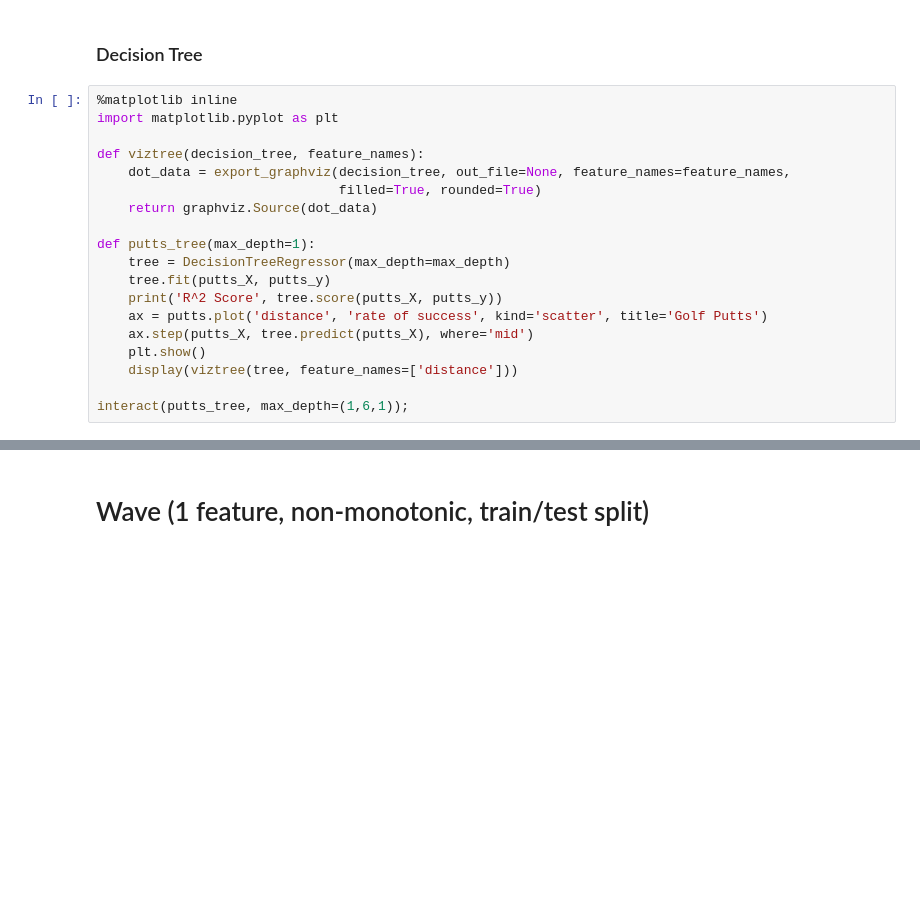
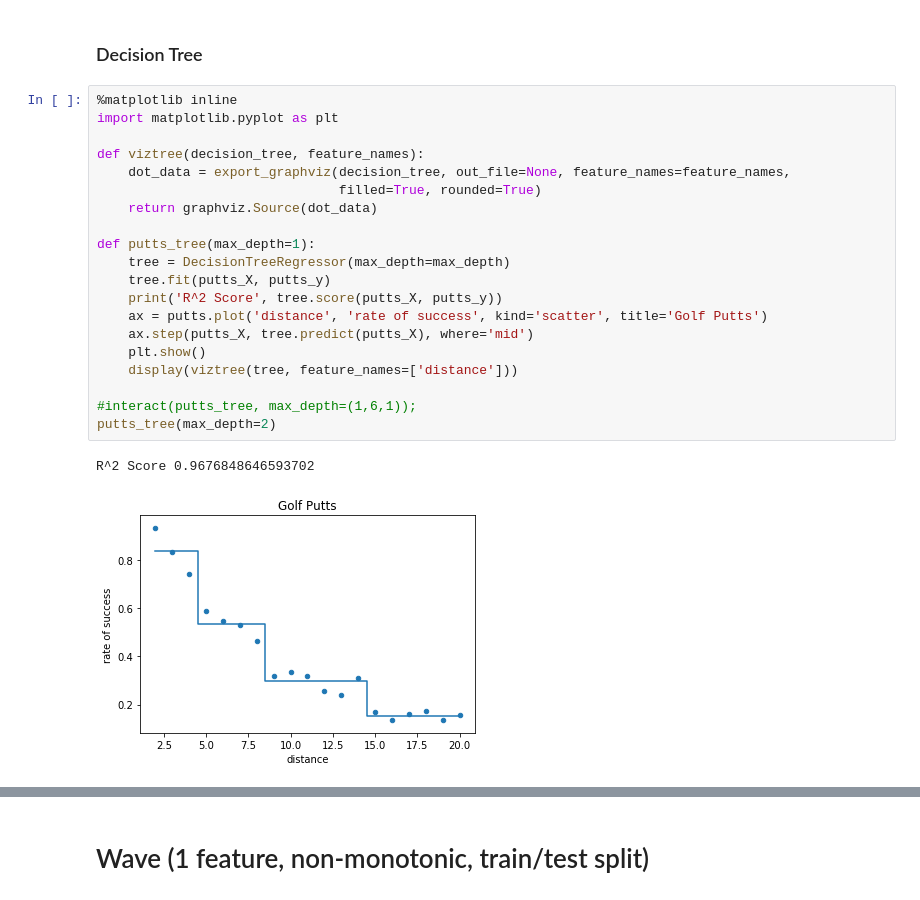
Before and after one commit to LambdaSchool/DS-Unit-2-Sprint-2-Regression, a Jupyter notebook: module4-decision-trees/decision-trees.ipynb, the cells around one changed output, grey strips where cells are left out. Cells and saved outputs as stored; diff of their text form; blank space fills up the shorter version.

```diff
--- a/module4-decision-trees/decision-trees.ipynb
+++ b/module4-decision-trees/decision-trees.ipynb
@@ -138,19 +156,23 @@ ax.plot(putts_X, lr.predict(putts_X));
 # %%
 %matplotlib inline
 import matplotlib.pyplot as plt
 
 def viztree(decision_tree, feature_names):
     dot_data = export_graphviz(decision_tree, out_file=None, feature_names=feature_names,
                                filled=True, rounded=True)
     return graphviz.Source(dot_data)
 
 def putts_tree(max_depth=1):
     tree = DecisionTreeRegressor(max_depth=max_depth)
     tree.fit(putts_X, putts_y)
     print('R^2 Score', tree.score(putts_X, putts_y))
     ax = putts.plot('distance', 'rate of success', kind='scatter', title='Golf Putts')
     ax.step(putts_X, tree.predict(putts_X), where='mid')
     plt.show()
     display(viztree(tree, feature_names=['distance']))
 
-interact(putts_tree, max_depth=(1,6,1));
+#interact(putts_tree, max_depth=(1,6,1));
+putts_tree(max_depth=2)
+# %% [output]
+R^2 Score 0.9676848646593702
+[figure, added]
```
Also changed, not shown: parts of 20 cells of this notebook.
